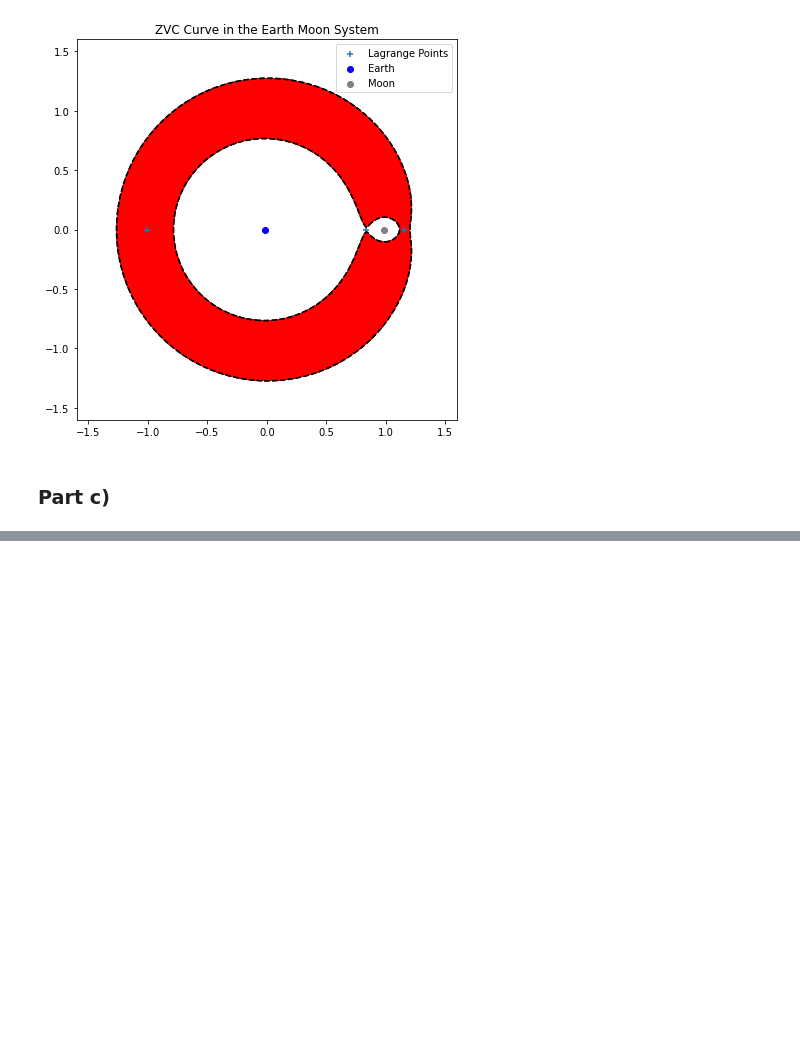
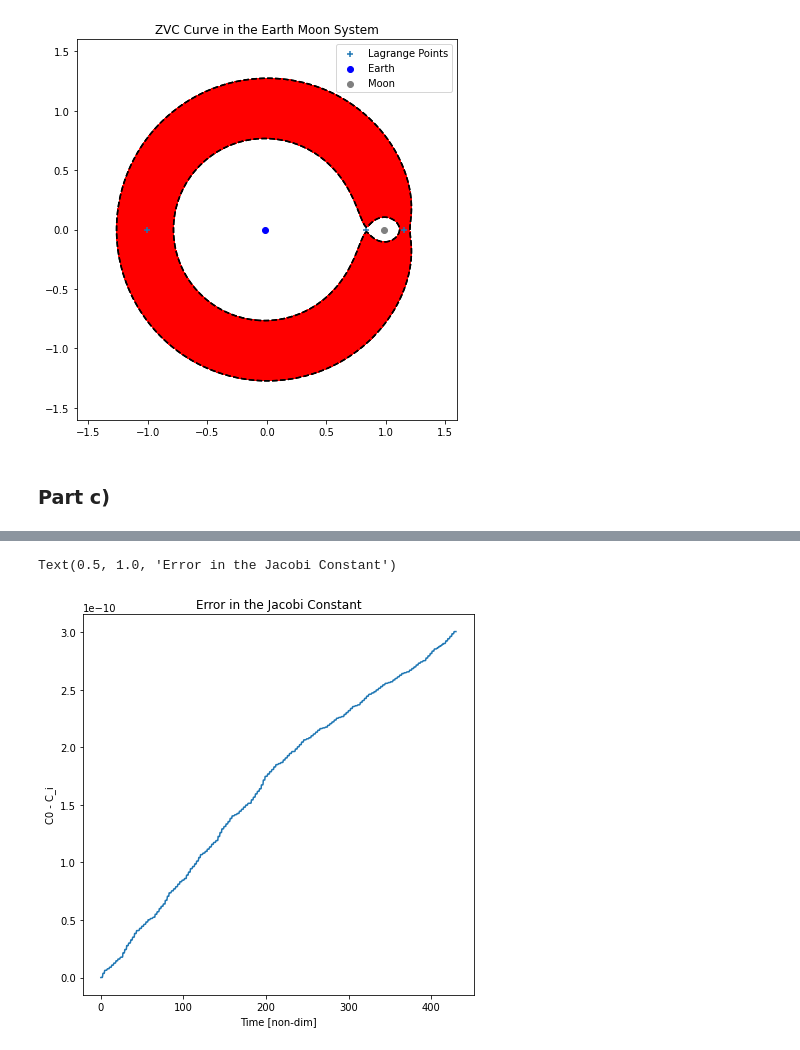
Before and after one commit to prabhu8/Advanced-Orbital-Mechanics, a Jupyter notebook: PSC/PSC1.ipynb, the cells around one changed output, grey strips where cells are left out. Saved outputs shown, nothing was run; the diff lists cells and outputs as text; code cells hidden in the pictures; blank space fills up the shorter version.

```diff
--- a/PSC/PSC1.ipynb
+++ b/PSC/PSC1.ipynb
@@ -72,0 +136,13 @@ axs.legend()
+# %%
+C_vec = pn.Jacobi_const(sol.y[0,:], sol.y[1,:], sol.y[2,:],
+                        np.linalg.norm(sol.y[3:,:], axis=0),
+                        SS3.loc[system,'miu'])
+
+fig, axs = plt.subplots(nrows=1, ncols=1, figsize=(7,7))
+axs.plot(sol.t,abs(C_vec-C0))
+axs.set_ylabel('C0 - C_i')
+axs.set_xlabel('Time [non-dim]')
+axs.set_title('Error in the Jacobi Constant')
+# %% [output]
+Text(0.5, 1.0, 'Error in the Jacobi Constant')
+[figure, added]
```
Also changed, not shown: parts of 8 cells of this notebook, 3 other files.
